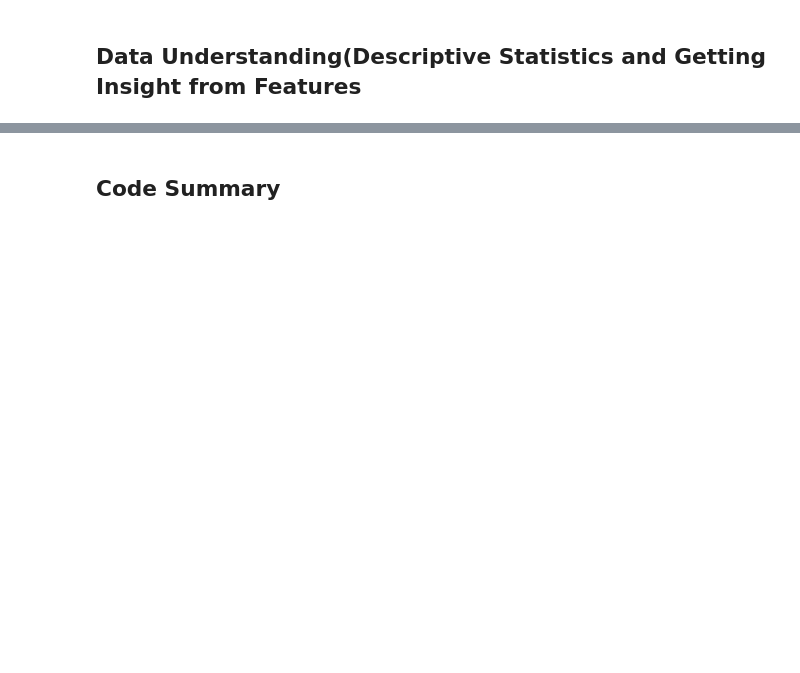
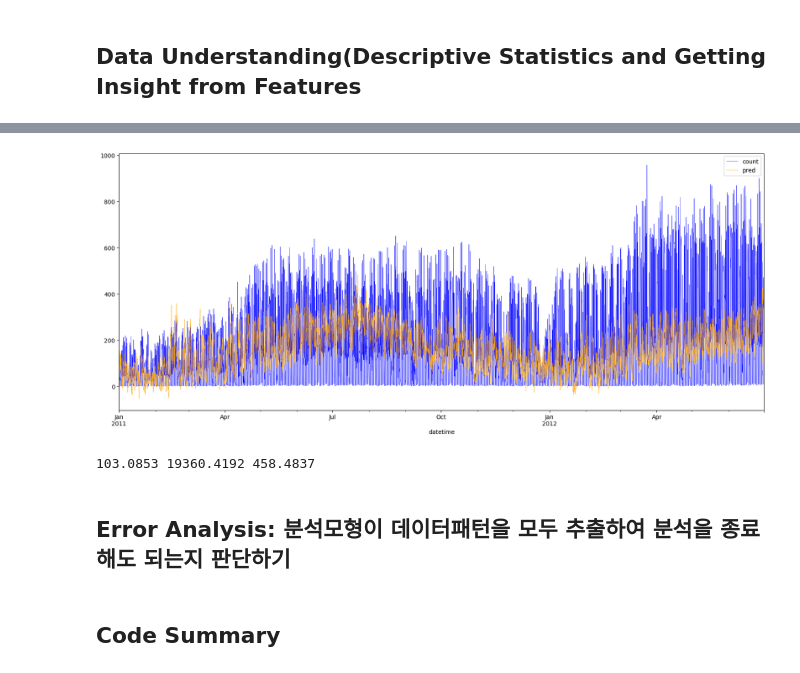
Before and after one commit to KimRass/warehouse, a Jupyter notebook: Time Series/Practice3_Bike Sharing Demand Dataset.ipynb, the cells around one changed output, grey strips where cells are left out. Saved outputs shown, nothing was run; the diff lists cells and outputs as text; code cells hidden in the pictures; blank space fills up the shorter version.

```diff
--- a/Time Series/Practice3_Bike Sharing Demand Dataset.ipynb
+++ b/Time Series/Practice3_Bike Sharing Demand Dataset.ipynb
@@ -364,0 +214,22 @@ display(pd.DataFrame([MAE, MSE, MAPE], index=["MAE", "MSE", "MAPE"], columns=["S
+# %%
+data_nfe = non_feature_engineering(raw_data)
+x_tr, y_tr, x_test, y_test = data_split(data_nfe)
+fit = sm.OLS(y_tr, x_tr).fit()
+# fit_reg1.summary()
+pred_tr_nfe = fit.predict(x_tr).values
+pred_test_nfe = fit.predict(x_test).values
+
+plt.style.use("default")
+df = pd.concat([y_tr, pd.DataFrame(pred_tr_nfe, index=y_tr.index, columns=["pred"])], axis=1)
+df.plot.line(figsize=(20, 8), linewidth=0.4, fontsize=10, color=["blue", "orange"])
+plt.savefig("image.png", bbox_inches="tight")
+plt.show()
+
+mae = round(abs(y_tr["count"].values - pred_tr_nfe).mean(), 4)
+mse = round(((y_tr["count"].values - pred_tr_nfe)**2).mean(), 4)
+mape = round((abs(y_tr["count"].values - pred_tr_nfe)/y_tr["count"].values*100).mean(), 4)
+
+print(mae, mse, mape)
+# %% [output]
+[figure, added]
+103.0853 19360.4192 458.4837
@@ -364,0 +267,2 @@ display(pd.DataFrame([MAE, MSE, MAPE], index=["MAE", "MSE", "MAPE"], columns=["S
+# %% [markdown]
+## Error Analysis: 분석모형이 데이터패턴을 모두 추출하여 분석을 종료해도 되는지 판단하기
```
Also changed, not shown: parts of 57 cells of this notebook, 17 other files.
